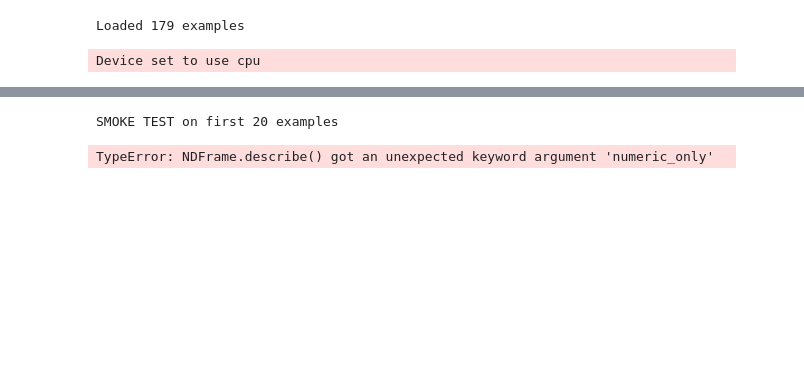
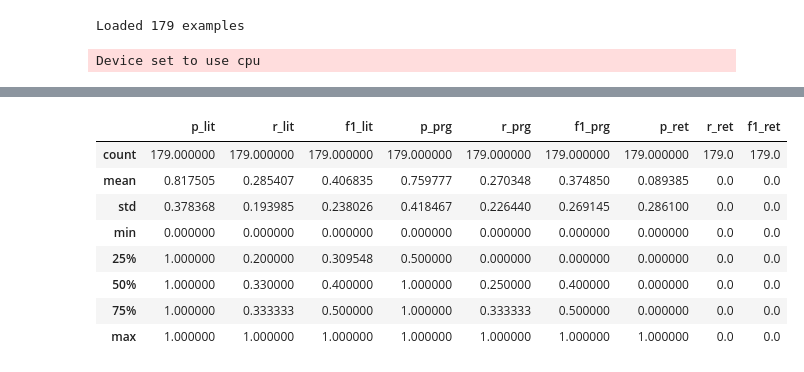
Before and after one commit to GiliCoh/nlp-llm-hw3, a Jupyter notebook: part_4.3.ipynb, the cells around one changed output, grey strips where cells are left out. Drawn from its saved outputs; the diff is of its cells as text; code cells hidden in the pictures; blank space fills up the shorter version.

```diff
--- a/part_4.3.ipynb
+++ b/part_4.3.ipynb
@@ -124,59 +124,51 @@ preds_df.head()
 | 3 | A Nightmare on Elm Street (2010 f... | Who directed the new film? | It was Directed by: Samuel Bayer.... | 2010%20film | 2010%20film |  |
 | 4 | Batman | Is the Batman comic similar to th... | I would say the movie and comics ... | Gotham City socialites | his parents were killed by a smal... |  |
 # %%
-# === Evaluate Part 4.3 directly from `preds` (Precision/Recall/F1) ===
 from dspy.evaluate import SemanticF1
 import pandas as pd
 
 assert isinstance(preds, list) and len(preds) > 0 and isinstance(preds[0], dict), \
-    "preds צריך להיות רשימת מילונים עם המפתחות: question, gold, pred_lit, pred_prag, pred_ret"
 
-metric = SemanticF1()  # משתמש במודל שהוגדר ב-dspy.configure
+metric = SemanticF1()
 
 def prf1(q, gold, pred):
     s = metric.module(
         question=q or "",
         ground_truth=str(gold or ""),
         system_response=str(pred or "")
     )
     p, r = float(s.precision), float(s.recall)
     f1 = 2 * p * r / (p + r + 1e-9)
     return p, r, f1
 
-# --- SMOKE TEST על תת-קבוצה קטנה כדי לחסוך עלות ---
-n_eval = min(20, len(preds))  # שנה אם בא לך
-preds_sub = preds[:n_eval]
 
-p_lit, r_lit, f1_lit = zip(*[prf1(r["question"], r["gold"], r["pred_lit"])   for r in preds_sub])
-p_prg, r_prg, f1_prg = zip(*[prf1(r["question"], r["gold"], r["pred_prag"])  for r in preds_sub])
-p_ret, r_ret, f1_ret = zip(*[prf1(r["question"], r["gold"], r["pred_ret"])   for r in preds_sub])
 
-scores_df_small = pd.DataFrame({
-    "topic":    [r.get("topic","")    for r in preds_sub],
-    "question": [r.get("question","") for r in preds_sub],
+p_lit, r_lit, f1_lit = zip(*[prf1(r["question"], r["gold"], r["pred_lit"])  for r in preds])
+p_prg, r_prg, f1_prg = zip(*[prf1(r["question"], r["gold"], r["pred_prag"]) for r in preds])
+p_ret, r_ret, f1_ret = zip(*[prf1(r["question"], r["gold"], r["pred_ret"])  for r in preds])
+
+scores_df = pd.DataFrame({
+    "topic":    [r.get("topic","")    for r in preds],
+    "question": [r.get("question","") for r in preds],
     "p_lit": p_lit, "r_lit": r_lit, "f1_lit": f1_lit,
     "p_prg": p_prg, "r_prg": r_prg, "f1_prg": f1_prg,
     "p_ret": p_ret, "r_ret": r_ret, "f1_ret": f1_ret,
 })
-print(f"SMOKE TEST on first {n_eval} examples")
-display(scores_df_small.describe(numeric_only=True)[
-    ["p_lit","r_lit","f1_lit","p_prg","r_prg","f1_prg","p_ret","r_ret","f1_ret"]
-])
+metric_cols = ["p_lit","r_lit","f1_lit",
+               "p_prg","r_prg","f1_prg",
+               "p_ret","r_ret","f1_ret"]
 
-# --- ריצה מלאה (הסר את ההערות אחרי שה-SMOKE נראה סביר) ---
-# p_lit, r_lit, f1_lit = zip(*[prf1(r["question"], r["gold"], r["pred_lit"])   for r in preds])
-# p_prg, r_prg, f1_prg = zip(*[prf1(r["question"], r["gold"], r["pred_prag"])  for r in preds])
-# p_ret, r_ret, f1_ret = zip(*[prf1(r["question"], r["gold"], r["pred_ret"])   for r in preds])
-# scores_df = pd.DataFrame({
-#     "topic":    [r.get("topic","")    for r in preds],
-#     "question": [r.get("question","") for r in preds],
-#     "p_lit": p_lit, "r_lit": r_lit, "f1_lit": f1_lit,
-#     "p_prg": p_prg, "r_prg": r_prg, "f1_prג": f1_prג,
-#     "p_ret": p_ret, "r_ret": r_ret, "f1_ret": f1_ret,
-# })
-# display(scores_df.describe(numeric_only=True)[
-#     ["p_lit","r_lit","f1_lit","p_prg","r_prג","f1_prג","p_ret","r_ret","f1_ret"]
-# ])
+
+display(scores_df[metric_cols].astype(float).describe())
+
+scores_df.to_csv("part4_3_metrics.csv", index=False)
 # %% [output]
-SMOKE TEST on first 20 examples
-TypeError: NDFrame.describe() got an unexpected keyword argument 'numeric_only'
+|  | p_lit | r_lit | f1_lit | p_prg | r_prg | f1_prg | p_ret | r_ret | f1_ret |
+| count | 179.000000 | 179.000000 | 179.000000 | 179.000000 | 179.000000 | 179.000000 | 179.000000 | 179.0 | 179.0 |
+| mean | 0.817505 | 0.285407 | 0.406835 | 0.759777 | 0.270348 | 0.374850 | 0.089385 | 0.0 | 0.0 |
+| std | 0.378368 | 0.193985 | 0.238026 | 0.418467 | 0.226440 | 0.269145 | 0.286100 | 0.0 | 0.0 |
+| min | 0.000000 | 0.000000 | 0.000000 | 0.000000 | 0.000000 | 0.000000 | 0.000000 | 0.0 | 0.0 |
+| 25% | 1.000000 | 0.200000 | 0.309548 | 0.500000 | 0.000000 | 0.000000 | 0.000000 | 0.0 | 0.0 |
+| 50% | 1.000000 | 0.330000 | 0.400000 | 1.000000 | 0.250000 | 0.400000 | 0.000000 | 0.0 | 0.0 |
+| 75% | 1.000000 | 0.333333 | 0.500000 | 1.000000 | 0.333333 | 0.500000 | 0.000000 | 0.0 | 0.0 |
+| max | 1.000000 | 1.000000 | 1.000000 | 1.000000 | 1.000000 | 1.000000 | 1.000000 | 0.0 | 0.0 |
```
Also changed, not shown: 1 other file.
